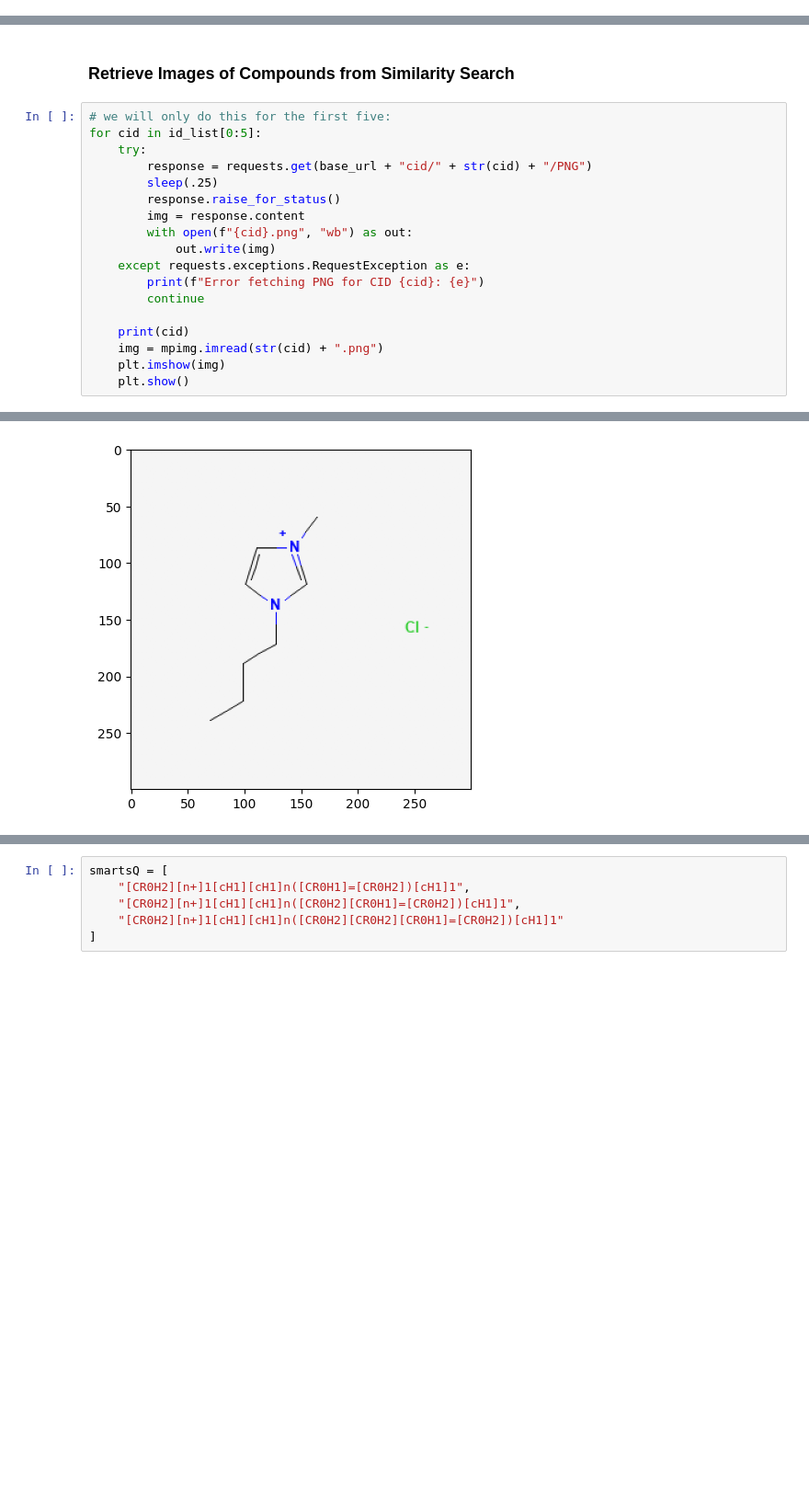
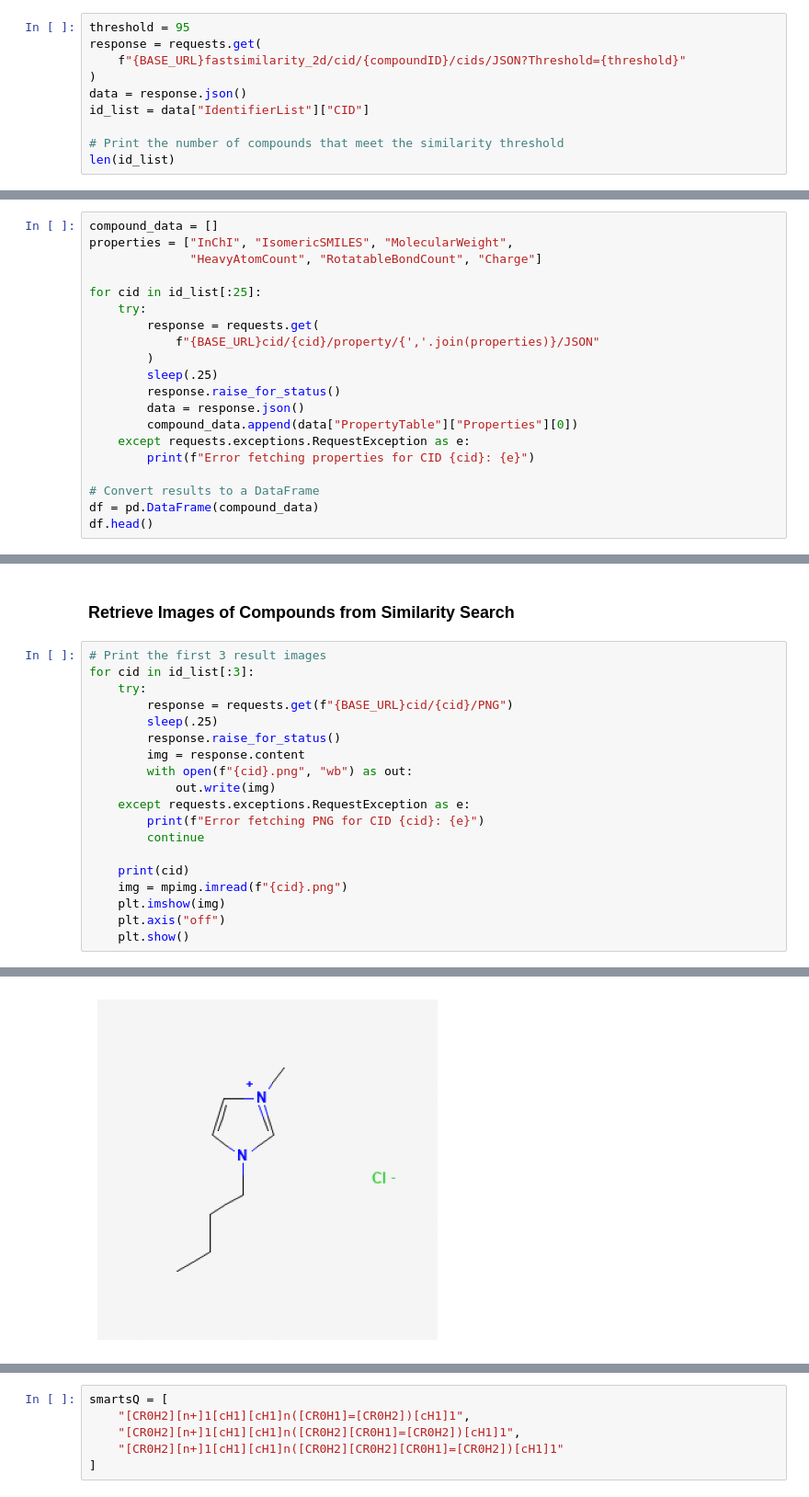
Before and after one commit to UA-Libraries-Research-Data-Services/UALIB_ScholarlyAPI_Cookbook, a Jupyter notebook: src/python/pubchem.ipynb, the cells around one changed output, grey strips where cells are left out. Shown at 92% size. Saved outputs shown, nothing was run; the diff lists cells and outputs as text; blank space fills up the shorter version.

```diff
--- a/src/python/pubchem.ipynb
+++ b/src/python/pubchem.ipynb
@@ -231,0 +98,10 @@ CID        Charge   HeavyAtomCount   InChI                     IsomericSMILES
+# %%
+threshold = 95
+response = requests.get(
+    f"{BASE_URL}fastsimilarity_2d/cid/{compoundID}/cids/JSON?Threshold={threshold}"
+)
+data = response.json()
+id_list = data["IdentifierList"]["CID"]
+
+# Print the number of compounds that meet the similarity threshold
+len(id_list)
@@ -231,0 +128,20 @@ CID        Charge   HeavyAtomCount   InChI                     IsomericSMILES
+# %%
+compound_data = []
+properties = ["InChI", "IsomericSMILES", "MolecularWeight",
+              "HeavyAtomCount", "RotatableBondCount", "Charge"]
+
+for cid in id_list[:25]:
+    try:
+        response = requests.get(
+            f"{BASE_URL}cid/{cid}/property/{','.join(properties)}/JSON"
+        )
+        sleep(.25)
+        response.raise_for_status()
+        data = response.json()
+        compound_data.append(data["PropertyTable"]["Properties"][0])
+    except requests.exceptions.RequestException as e:
+        print(f"Error fetching properties for CID {cid}: {e}")
+
+# Convert results to a DataFrame
+df = pd.DataFrame(compound_data)
+df.head()
@@ -232,10 +155,10 @@ CID        Charge   HeavyAtomCount   InChI                     IsomericSMILES
 # %% [markdown]
 ### Retrieve Images of Compounds from Similarity Search
 # %%
-# we will only do this for the first five:
-for cid in id_list[0:5]:
+# Print the first 3 result images
+for cid in id_list[:3]:
     try:
-        response = requests.get(base_url + "cid/" + str(cid) + "/PNG")
+        response = requests.get(f"{BASE_URL}cid/{cid}/PNG")
         sleep(.25)
         response.raise_for_status()
         img = response.content
@@ -246,8 +169,9 @@ for cid in id_list[0:5]:
         continue
 
     print(cid)
-    img = mpimg.imread(str(cid) + ".png")
+    img = mpimg.imread(f"{cid}.png")
     plt.imshow(img)
+    plt.axis("off")
     plt.show()
 # %% [output]
 61347
@@ -257,2 +181,2 @@ for cid in id_list[0:5]:
 2734161
-[figure, old version]
+[figure, new version]
```
Also changed, not shown: parts of 48 cells of this notebook, 18 other files.
